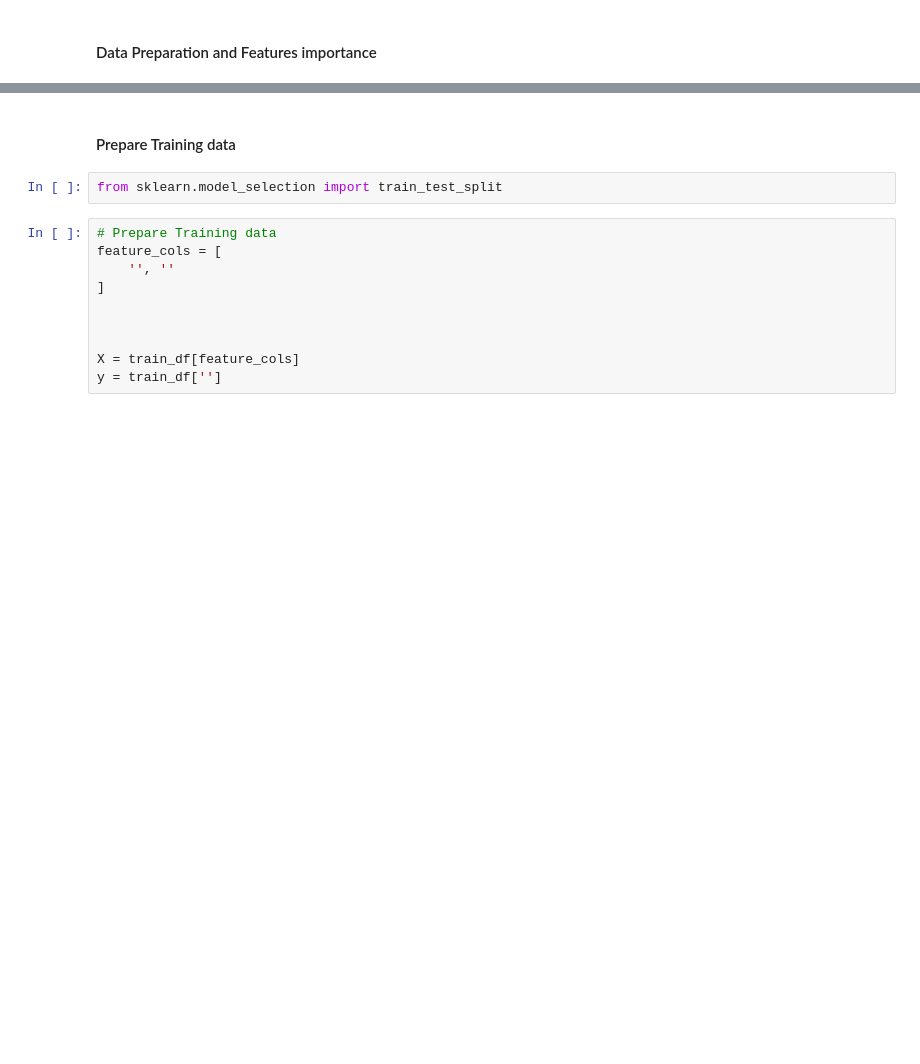
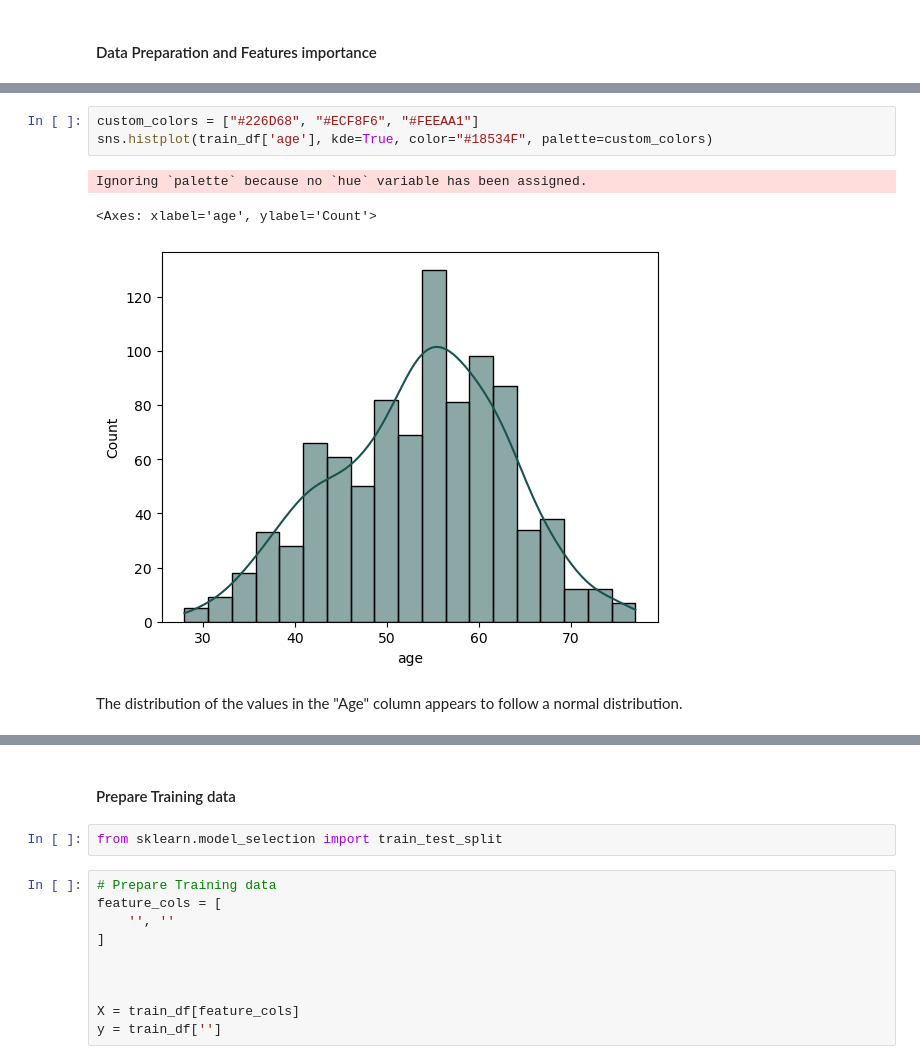
Before and after one commit to Andrianarimanana/Aretim-po_Heart_Disease_Prediction, a Jupyter notebook: notebook.ipynb, the cells around one changed output, grey strips where cells are left out. Cells and saved outputs as stored; diff of their text form; blank space fills up the shorter version.

```diff
--- a/notebook.ipynb
+++ b/notebook.ipynb
@@ -74,0 +83,9 @@ train_df.describe()
+# %%
+custom_colors = ["#226D68", "#ECF8F6", "#FEEAA1"]
+sns.histplot(train_df['age'], kde=True, color="#18534F", palette=custom_colors)
+# %% [output]
+Ignoring `palette` because no `hue` variable has been assigned.
+<Axes: xlabel='age', ylabel='Count'>
+[figure, added]
+# %% [markdown]
+The distribution of the values in the "Age" column appears to follow a normal distribution.
```
Also changed, not shown: parts of 33 cells of this notebook, 4 other files.
